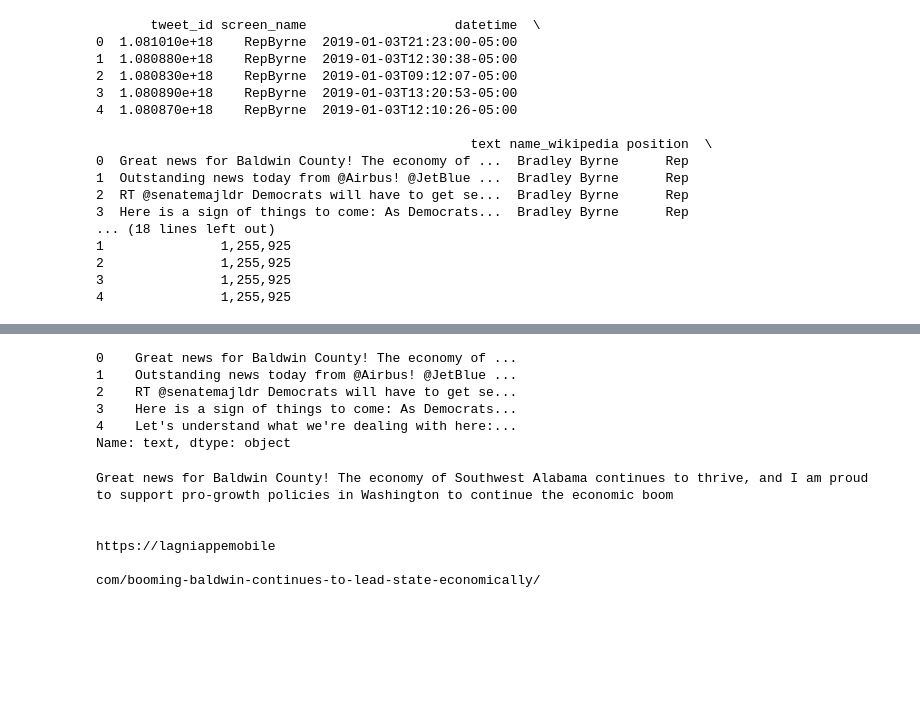
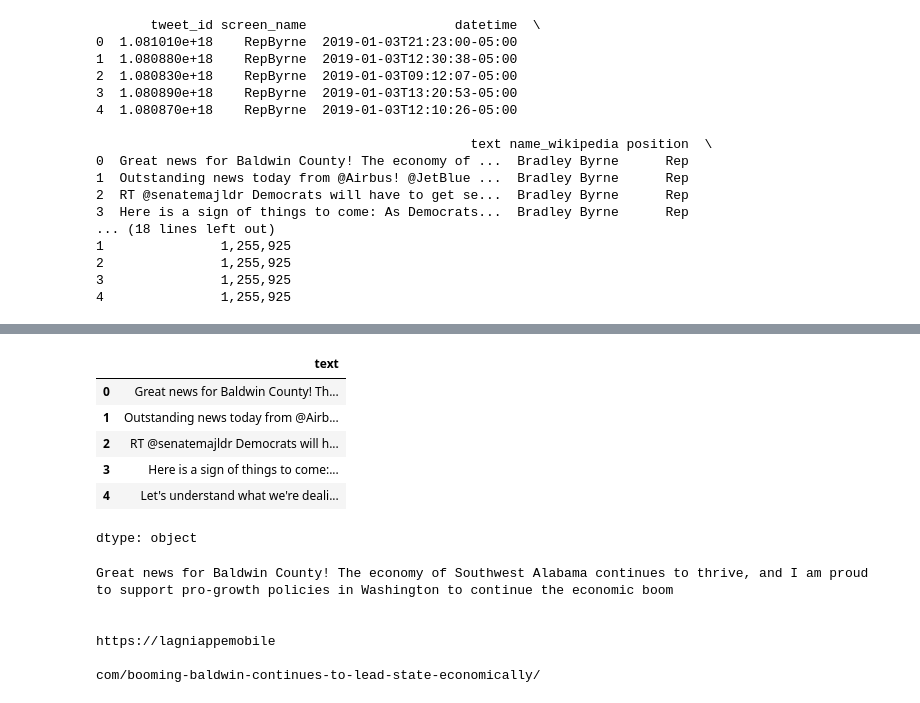
Before and after one commit to lcjoni712/Computational-Social-Science-Projects, a Jupyter notebook: Project 5 Student Part II.ipynb, the cells around one changed output, grey strips where cells are left out. Cells and saved outputs as stored; diff of their text form; code cells hidden in the pictures; blank space fills up the shorter version.

```diff
--- a/Project 5 Student Part II.ipynb
+++ b/Project 5 Student Part II.ipynb
@@ -90,14 +122,15 @@ congress_tweets.head()
 | 3 | 1.080890e+18 | RepByrne | 2019-01-03T13:20:53-05:00 | Here is a sign of things to come:... | Bradley Byrne | Rep | 8-Jan-14 | 2/16/1955 | ... |
 | 4 | 1.080870e+18 | RepByrne | 2019-01-03T12:10:26-05:00 | Let's understand what we're deali... | Bradley Byrne | Rep | 8-Jan-14 | 2/16/1955 | ... |
 # %%
-congress_tweets['text'].head()
+df['text'].head()
 # %% [output]
+|  | text |
+| 0 | Great news for Baldwin County! Th... |
+| 1 | Outstanding news today from @Airb... |
+| 2 | RT @senatemajldr Democrats will h... |
+| 3 | Here is a sign of things to come:... |
+| 4 | Let's understand what we're deali... |
-0    Great news for Baldwin County! The economy of ...
-1    Outstanding news today from @Airbus! @JetBlue ...
-2    RT @senatemajldr Democrats will have to get se...
-3    Here is a sign of things to come: As Democrats...
-4    Let's understand what we're dealing with here:...
-Name: text, dtype: object
+dtype: object
 # %%
 # using the split function to create tokens
 # ----------
```
Also changed, not shown: parts of 16 cells of this notebook.
